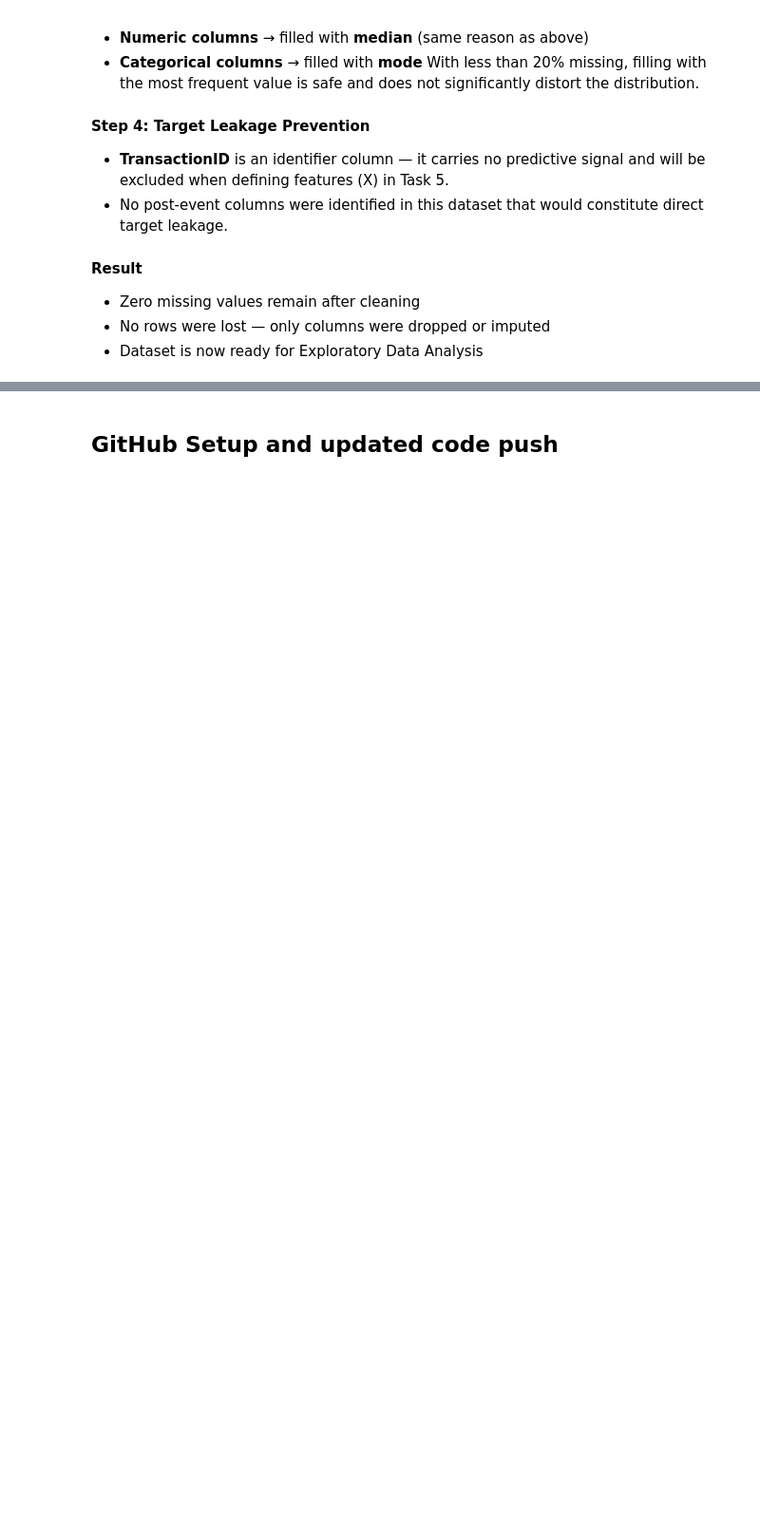
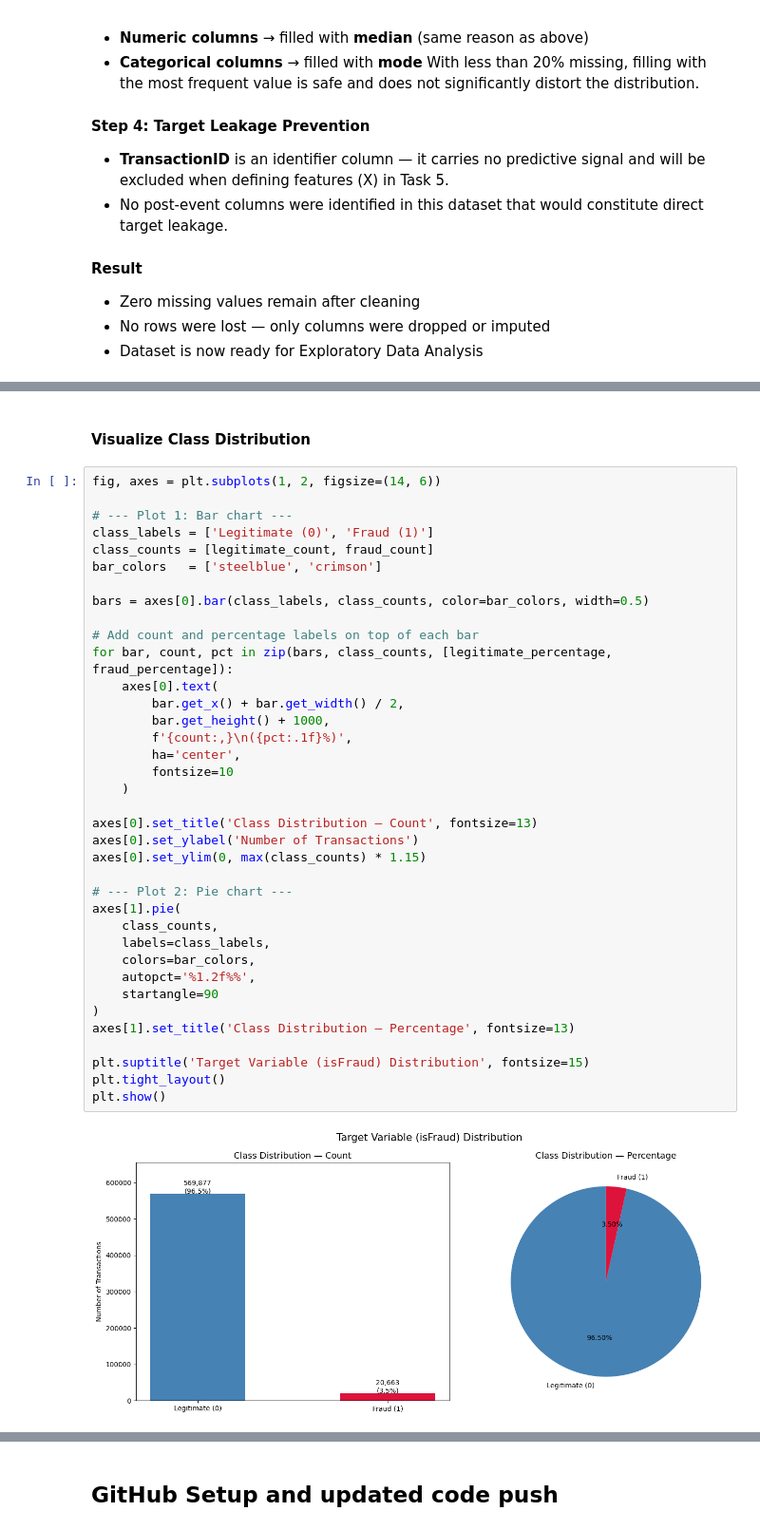
Before and after one commit to Thedeadman0612/TrustCart, a Jupyter notebook: phase1/notebooks/phase1_transaction_risk.ipynb, the cells around one changed output, grey strips where cells are left out. Shown at 95% size. Cells and saved outputs as stored; diff of their text form; blank space fills up the shorter version.

Commit message:
Phase 1 Task 3.1: Exploratory Data Analysis - Target Variable Analysis

```diff
--- a/phase1/notebooks/phase1_transaction_risk.ipynb
+++ b/phase1/notebooks/phase1_transaction_risk.ipynb
@@ -834,0 +876,41 @@ artificial data, which introduces more noise than signal into the model.
+# %% [markdown]
+#### **Visualize Class Distribution**
+# %%
+fig, axes = plt.subplots(1, 2, figsize=(14, 6))
+
+# --- Plot 1: Bar chart ---
+class_labels = ['Legitimate (0)', 'Fraud (1)']
+class_counts = [legitimate_count, fraud_count]
+bar_colors   = ['steelblue', 'crimson']
+
+bars = axes[0].bar(class_labels, class_counts, color=bar_colors, width=0.5)
+
+# Add count and percentage labels on top of each bar
+for bar, count, pct in zip(bars, class_counts, [legitimate_percentage, fraud_percentage]):
+    axes[0].text(
+        bar.get_x() + bar.get_width() / 2,
+        bar.get_height() + 1000,
+        f'{count:,}\n({pct:.1f}%)',
+        ha='center',
+        fontsize=10
+    )
+
+axes[0].set_title('Class Distribution — Count', fontsize=13)
+axes[0].set_ylabel('Number of Transactions')
+axes[0].set_ylim(0, max(class_counts) * 1.15)
+
+# --- Plot 2: Pie chart ---
+axes[1].pie(
+    class_counts,
+    labels=class_labels,
+    colors=bar_colors,
+    autopct='%1.2f%%',
+    startangle=90
+)
+axes[1].set_title('Class Distribution — Percentage', fontsize=13)
+
+plt.suptitle('Target Variable (isFraud) Distribution', fontsize=15)
+plt.tight_layout()
+plt.show()
+# %% [output]
+[figure, added]
```
Also changed, not shown: parts of 10 cells of this notebook.
